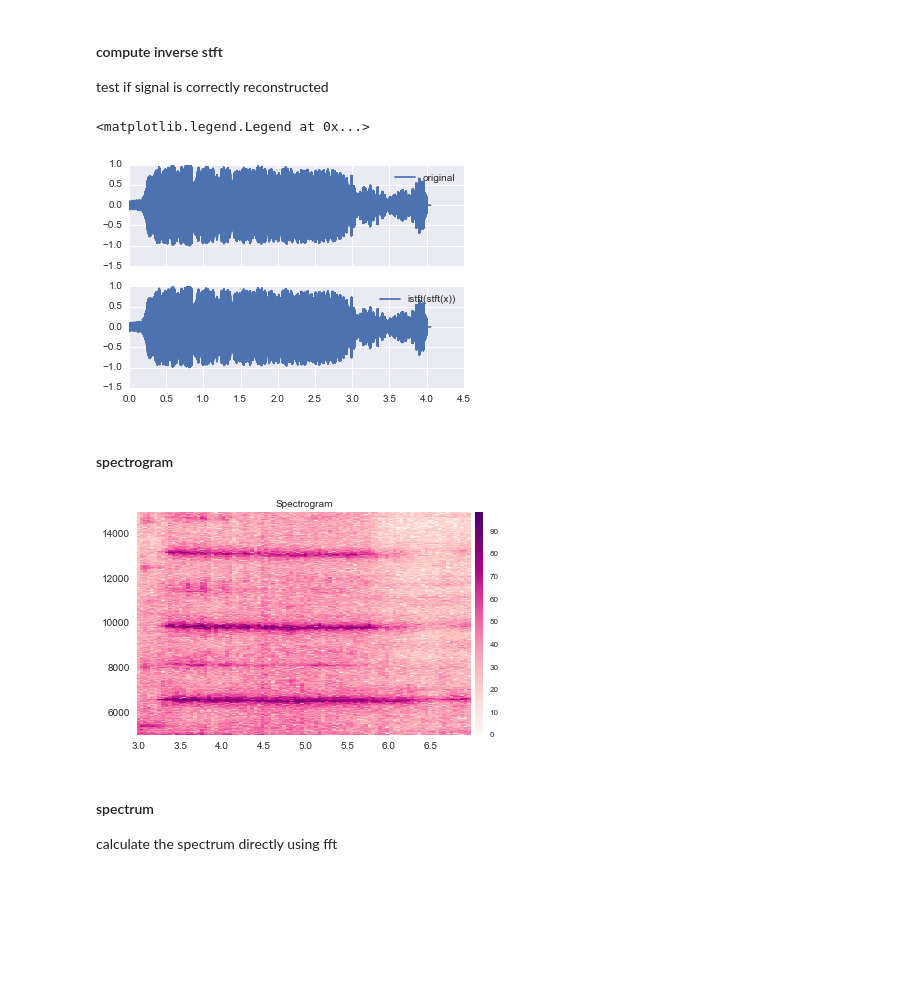
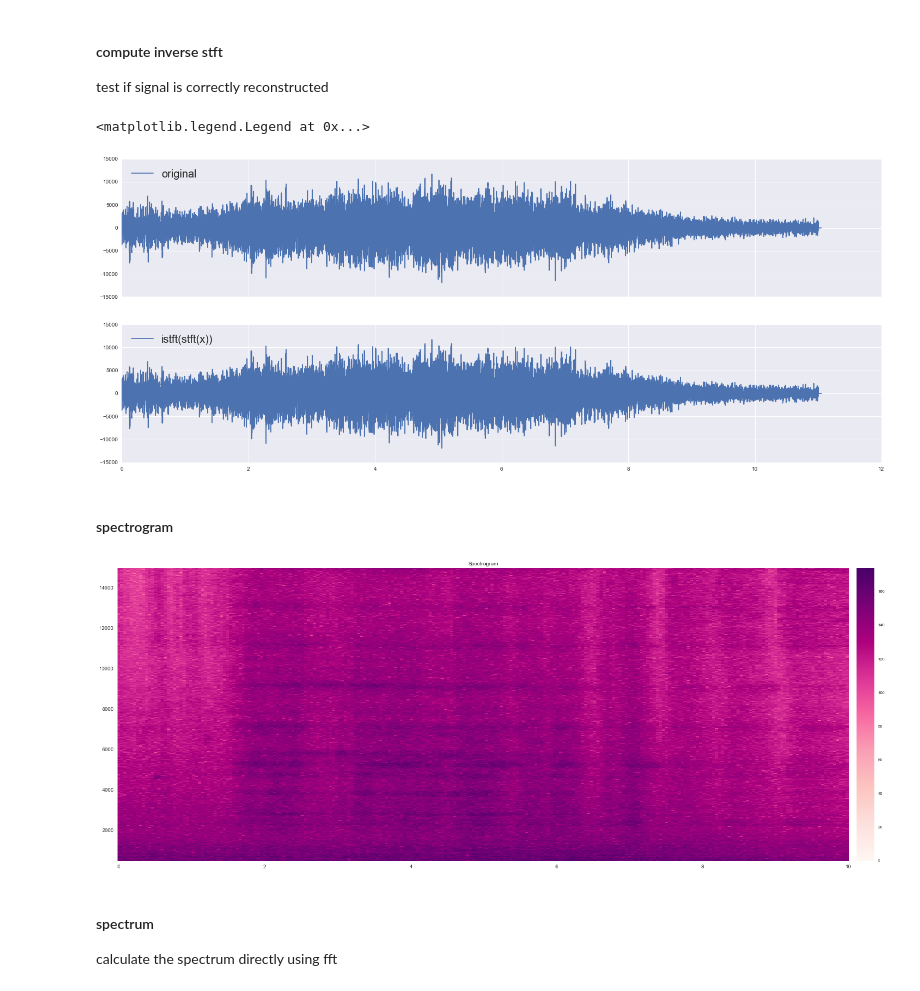
Before and after one commit to LucMiaz/KG, a Jupyter notebook: mySTFT/example.ipynb, the cells around one changed output. Saved outputs shown, nothing was run; the diff lists cells and outputs as text; code cells hidden in the pictures; blank space fills up the shorter version.

Commit message:
updated example(without acoustics) and minor changes

```diff
--- a/mySTFT/example.ipynb
+++ b/mySTFT/example.ipynb
@@ -30,3 +27,6 @@ sn = sn[5*sR:9*sR]
+# %%
+wavPath = 'D:\GitHub\myKG\Measurements_example\\various_passby\\zischen.wav'
+sR, sn = read(wavPath)
 # %% [markdown]
 ### stft calculations
 #### Set the stft parameters
@@ -62,24 +62,25 @@ test if signal is correctly reconstructed
 # %%
 yPadded = istft(X,param)
 padN, before , after = param['0-pad']
 y = yPadded[before : - after]
 np.testing.assert_array_almost_equal(x,y)
 #plot
+figsize(25,10)
 f,ax = plt.subplots(2,sharex = True,sharey=True)
 ax[0].plot(tPadded, xPadded, '-', label='original')
-ax[0].legend()
+ax[0].legend(loc=2,prop={'size':20})
 ax[1].plot(tPadded, yPadded, '-', label = 'istft(stft(x))')
-ax[1].legend()
+ax[1].legend(loc=2,prop={'size':20})
 # %% [output]
 <matplotlib.legend.Legend at 0x...>
-[figure, old version]
+[figure, new version]
 # %% [markdown]
 #### spectrogram
 # %%
 f,ax = plt.subplots(1,sharex = True)
-plot_spectrogram(X, param, ax, freqscale = 'lin', t0 = 3, tmin = 0, tmax =7, fmin=5000, fmax=15000)
+plot_spectrogram(X, param, ax, freqscale = 'lin', t0 = 0, tmin = 0, tmax =10, fmin=500, fmax=15000)
 # %% [output]
-[figure, old version]
+[figure, new version]
 # %% [markdown]
 ####  spectrum
 calculate the spectrum directly using fft
```
Also changed, not shown: parts of 7 cells of this notebook, 2 other files.
